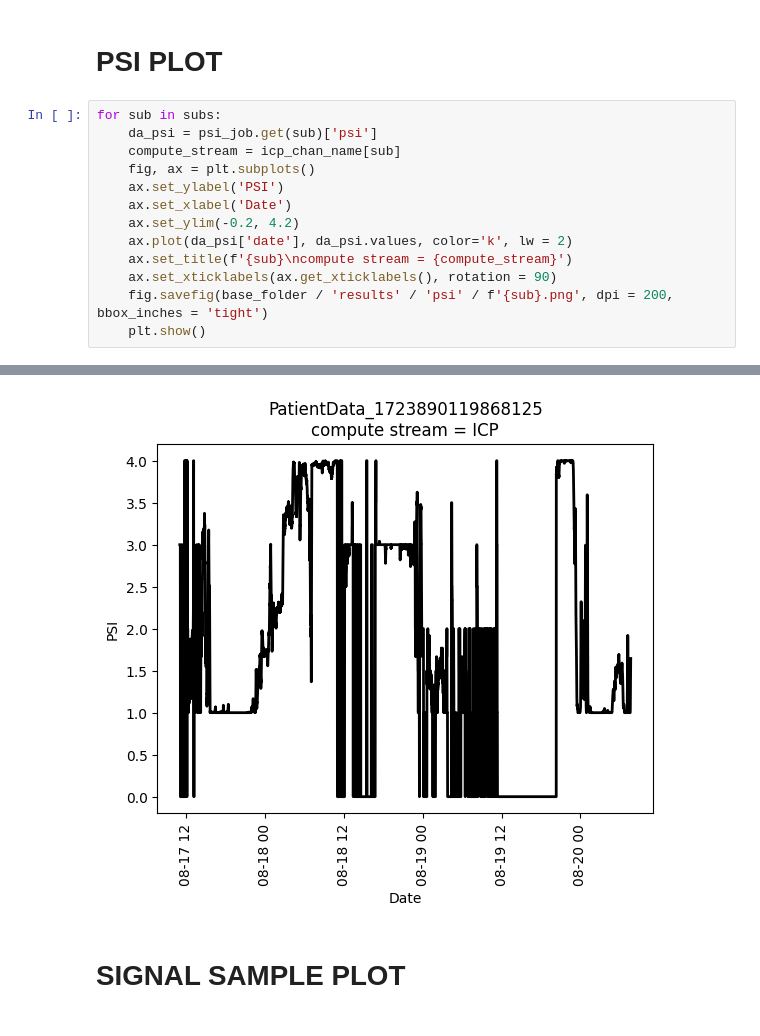
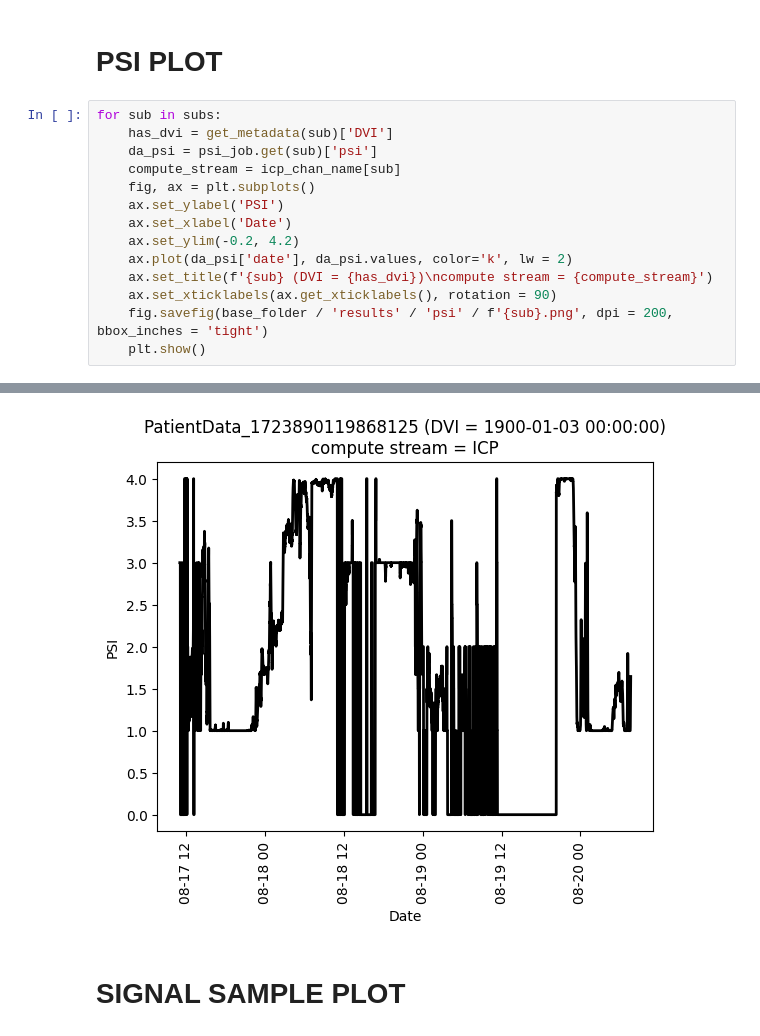
Before and after one commit to ValentinGhibaudo/Scripts_Projet_Clampage_DVE, a Jupyter notebook: valentin_sandbox.ipynb, the cells around one changed output, grey strips where cells are left out. Cells and saved outputs as stored; diff of their text form.

Commit message:
add has dvi as meta info in title of figs

```diff
--- a/valentin_sandbox.ipynb
+++ b/valentin_sandbox.ipynb
@@ -25,6 +26,7 @@ PatientData_1723890119868125 ['ICP', 'P1', 'P']
 # PSI PLOT
 # %%
 for sub in subs:
+    has_dvi = get_metadata(sub)['DVI']
     da_psi = psi_job.get(sub)['psi']
     compute_stream = icp_chan_name[sub]
     fig, ax = plt.subplots()
@@ -32,7 +34,7 @@ for sub in subs:
     ax.set_xlabel('Date')
     ax.set_ylim(-0.2, 4.2)
     ax.plot(da_psi['date'], da_psi.values, color='k', lw = 2)
-    ax.set_title(f'{sub}\ncompute stream = {compute_stream}')
+    ax.set_title(f'{sub} (DVI = {has_dvi})\ncompute stream = {compute_stream}')
     ax.set_xticklabels(ax.get_xticklabels(), rotation = 90)
     fig.savefig(base_folder / 'results' / 'psi' / f'{sub}.png', dpi = 200, bbox_inches = 'tight')
     plt.show()
@@ -44,4 +46,4 @@ for sub in subs:
-[figure, old version]
+[figure, new version]
 # %% [markdown]
 # SIGNAL SAMPLE PLOT
 # %%
```
Also changed, not shown: parts of 7 cells of this notebook.
